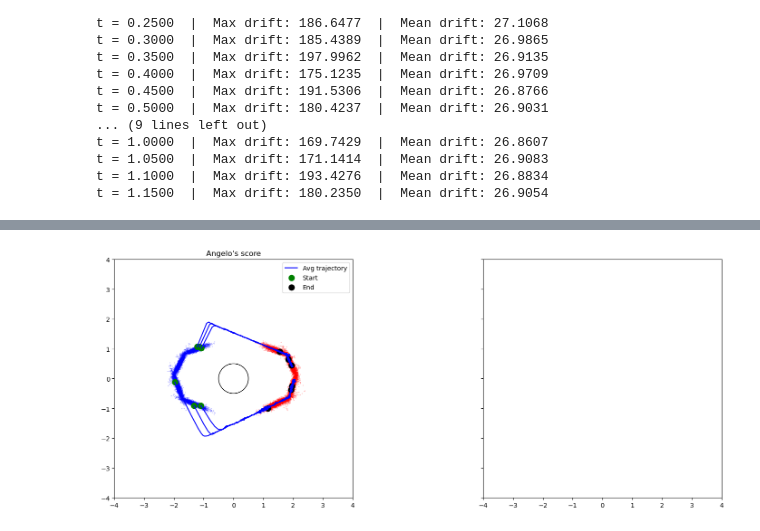
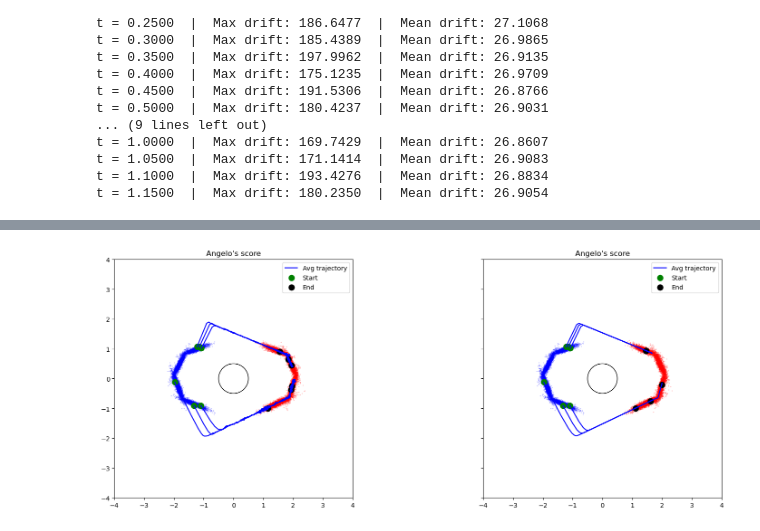
Before and after one commit to KlaasWillems/MLSPointSetRegistration, a Jupyter notebook: python/simulations/PSRAcrossCylinder/PSRAcrossCylinder.ipynb, the cells around one changed output, grey strips where cells are left out. Drawn from its saved outputs; the diff is of its cells as text; code cells hidden in the pictures.

```diff
--- a/python/simulations/PSRAcrossCylinder/PSRAcrossCylinder.ipynb
+++ b/python/simulations/PSRAcrossCylinder/PSRAcrossCylinder.ipynb
@@ -113,3 +111,3 @@ scipy.io.savemat("data/PSRData.mat", {"avg_paths": avg_paths1, "final_positions"
 # %%
-# simParams.score = 'KlaasScore'
-# final_positions2, avg_paths2, particlesPerCircle2 = doSimulation(positions2, small_region_centers2, simParams, device)
+simParams.variableRadius = True
+final_positions2, avg_paths2, particlesPerCircle2 = doSimulation(positions2, small_region_centers2, simParams, device)
@@ -118,38 +136,36 @@ scipy.io.savemat("data/PSRData.mat", {"avg_paths": avg_paths1, "final_positions"
 # %%
 # ─── Plotting ──────────────────────────────────────────────────
 fig, axes = plt.subplots(1, 2, figsize=(18, 6), sharex=True, sharey=True)
 
 for ax in axes:
     ax.set_aspect('equal', adjustable='box')
     ax.set_xlim(-4., 4.)
     ax.set_ylim(-4., 4.)
 
-# Anglo's Score
 axes[0].add_patch(plt.Circle((0,0), R, color='black', fill=False))
 axes[0].scatter(initial_positions[:10000,0], initial_positions[:10000,1], s=0.1, alpha=0.5, color='blue')
 axes[0].scatter(final_positions1[:10000,0], final_positions1[:10000,1], s=0.1, alpha=0.5, color='red')
 
 for center in range(centers):
     axes[0].plot(avg_paths1[:, center, 0], avg_paths1[:, center, 1], 'b-', lw=1.5, label='Avg trajectory' if center == 0 else None)
     axes[0].scatter(avg_paths1[0, center, 0], avg_paths1[0, center, 1], color='green', s=80, label='Start'  if center == 0 else None)
     axes[0].scatter(avg_paths1[-1, center, 0], avg_paths1[-1, center, 1], color='black', s=80, label='End'  if center == 0 else None)
 axes[0].set_title("Angelo's score")
 axes[0].legend()
 
-# Klaas' score
-# axes[1].add_patch(plt.Circle((0,0), R, color='black', fill=False))
-# axes[1].scatter(initial_positions[:10000,0], initial_positions[:10000,1], s=0.1, alpha=0.5, color='blue')
-# axes[1].scatter(final_positions2[:10000,0], final_positions2[:10000,1], s=0.1, alpha=0.5, color='red')
+axes[1].add_patch(plt.Circle((0,0), R, color='black', fill=False))
+axes[1].scatter(initial_positions[:10000,0], initial_positions[:10000,1], s=0.1, alpha=0.5, color='blue')
+axes[1].scatter(final_positions2[:10000,0], final_positions2[:10000,1], s=0.1, alpha=0.5, color='red')
 
-# for center in range(centers):
-#     axes[1].plot(avg_paths2[:, center, 0], avg_paths2[:, center, 1], 'b-', lw=1.5, label='Avg trajectory' if center == 0 else None)
-#     axes[1].scatter(avg_paths2[0, center, 0], avg_paths2[0, center, 1], color='green', s=80, label='Start'  if center == 0 else None)
-#     axes[1].scatter(avg_paths2[-1, center, 0], avg_paths2[-1, center, 1], color='black', s=80, label='End'  if center == 0 else None)
-# axes[1].set_title("Klaas' score")
-# axes[1].legend()
+for center in range(centers):
+    axes[1].plot(avg_paths2[:, center, 0], avg_paths2[:, center, 1], 'b-', lw=1.5, label='Avg trajectory' if center == 0 else None)
+    axes[1].scatter(avg_paths2[0, center, 0], avg_paths2[0, center, 1], color='green', s=80, label='Start'  if center == 0 else None)
+    axes[1].scatter(avg_paths2[-1, center, 0], avg_paths2[-1, center, 1], color='black', s=80, label='End'  if center == 0 else None)
+axes[1].set_title("Angelo's score")
+axes[1].legend()
 
 plt.savefig("PSRStochasticMethod.pdf")
 plt.tight_layout()
 plt.show()
 # %% [output]
-[figure, old version]
+[figure, new version]
```
Also changed, not shown: parts of 3 cells of this notebook, 3 other files.
